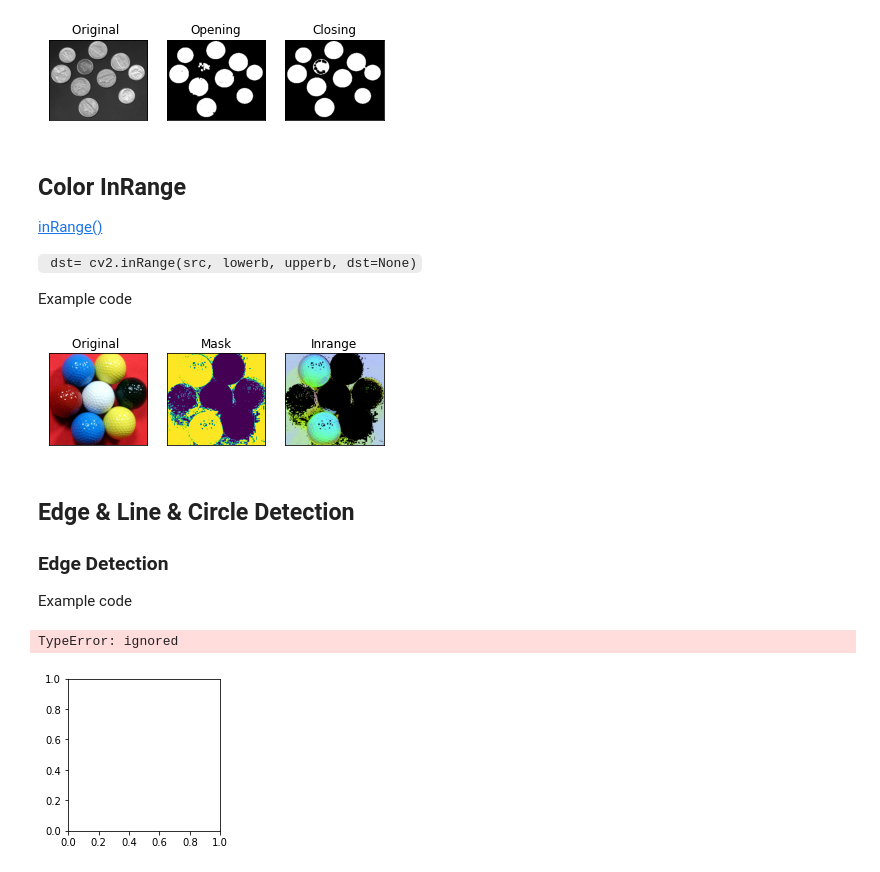
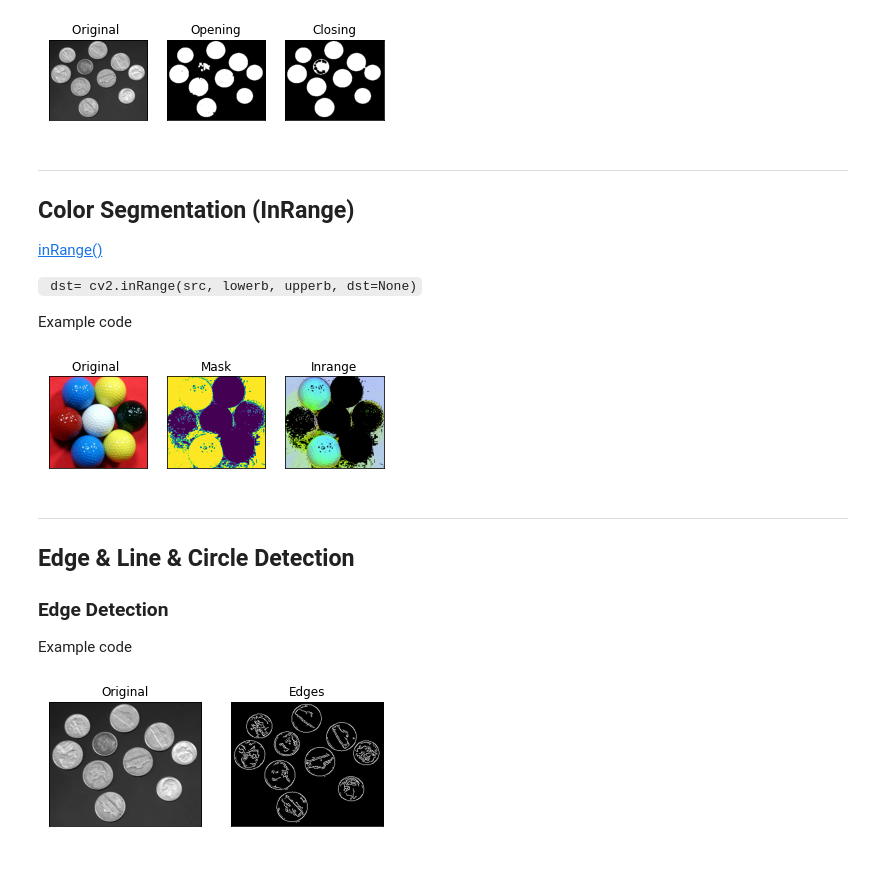
Before and after one commit to ykkimhgu/DLIP-src, a Jupyter notebook: Tutorial_PythonOpenCV/Tutorial_Opencv_Python_2022.ipynb, the cells around one changed output. Saved outputs shown, nothing was run; the diff lists cells and outputs as text; code cells hidden in the pictures.

```diff
--- a/Tutorial_PythonOpenCV/Tutorial_Opencv_Python_2022.ipynb
+++ b/Tutorial_PythonOpenCV/Tutorial_Opencv_Python_2022.ipynb
@@ -252,7 +260,8 @@ plt.show()
 # %% [output]
 [figure]
 # %% [markdown]
-## Color InRange
+---
+## Color Segmentation (InRange)
 
 [inRange()](https://docs.opencv.org/3.4/d2/de8/group__core__array.html#ga48af0ab51e36436c5d04340e036ce981)
 
@@ -292,6 +299,7 @@ plt.show()
 # %% [output]
 [figure]
 # %% [markdown]
+___
 ## Edge & Line & Circle Detection
 
 
@@ -300,24 +308,23 @@ plt.show()
 
 Example code
 # %%
-img = cv.imread('coin.jpg',0)
+img = cv.imread('coins.png',0)
 thVal=127
 
 # Apply Thresholding
 ret,thresh1 = cv.threshold(img,thVal,255,cv.THRESH_BINARY)
 
 # Canny Edge Detection
 edges = cv.Canny(img,100,200)
 
 # Plot Results
 #cv.imshow('Edges',edges)
 titles = ['Original','Edges']
 images = [img, edges]
 for i in range(2):
     plt.subplot(1,2,i+1),plt.imshow(images[i],'gray')
     plt.title(titles[i])
     plt.xticks([]),plt.yticks([])
 plt.show()
 # %% [output]
-TypeError: ignored
-[figure, old version]
+[figure, new version]
```
Also changed, not shown: parts of 20 cells of this notebook.
